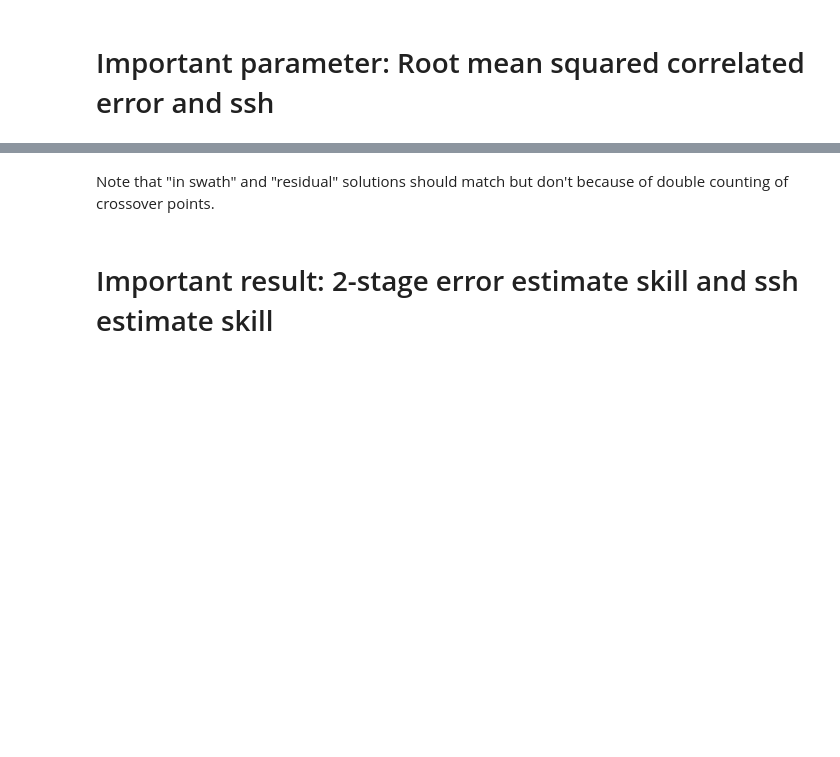
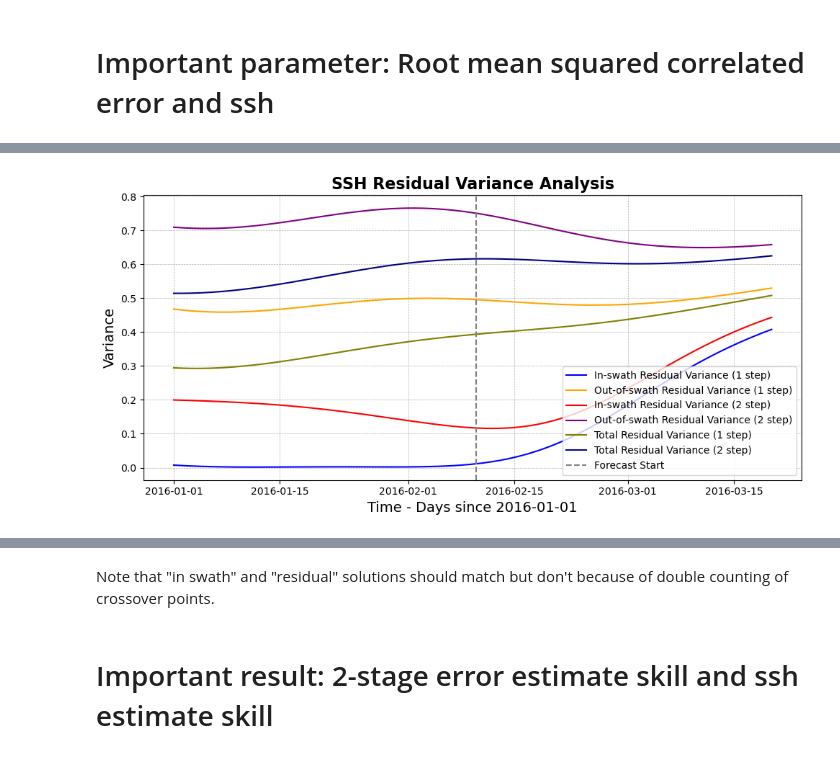
Before and after one commit to yugaophd/cer-swot, a Jupyter notebook: CER103_aviso_1day_swath_1v2step.ipynb, the cells around one changed output, grey strips where cells are left out. Drawn from its saved outputs; the diff is of its cells as text; code cells hidden in the pictures; blank space fills up the shorter version.

```diff
--- a/CER103_aviso_1day_swath_1v2step.ipynb
+++ b/CER103_aviso_1day_swath_1v2step.ipynb
@@ -27,7 +27,7 @@ array([0.0005, 0.0015, 0.0025, 0.0035, 0.0045, 0.0055, 0.0065, 0.0075,
 # %%
 day0, day1 = 0, 40 #
 Tdim = day1 - day0
-time_range = day1 - day0
+time_range = (day1 - day0) * 2
 start_date = '2016-01-01' ## starting date
 n_waves = '190' #number of waves
 exp = 2 # P_over_R = K^-1
@@ -977,5 +872,4 @@ plt.savefig('aviso_ssh_estimate_'+ str(date_time[0])[:10] + '_2stage.png', dpi =
 # %%
-time_range = day1 - day0
 SSHA_predicted = np.zeros([time_range, MSLA.size])
 SSHA_true = np.zeros([time_range, MSLA.size])
 residual_iter = np.zeros(time_range)
@@ -984,8 +878,6 @@ for day in range(time_range):
     MSLA = MSLA_fwd[:, :, day:day+1]
     SSHA_predicted[day], SSHA_true[day], residual_iter[day] = forecast_ssh(MSLA, amp_swath_2step, H_all)
     MSLA_inverse[:, :, day:day+1] = reverse_vector(MSLA, SSHA_predicted[day])
-
-#     plt.figure(figsize = (15, 5))
 
 #     plt.subplot(131)
 #     plt.pcolormesh(lon, lat, MSLA_fwd[:, :, day], cmap = cmo.cm.balance, vmin = -.15, vmax = .15)
@@ -1115,0 +988,37 @@ plt.show()
+# %%
+import matplotlib.pyplot as plt
+
+# Set figure size and aspect ratio for landscape orientation
+fig, ax = plt.subplots(figsize=(10, 5))
+
+# Define a color sequence for lines for better visibility and differentiation
+colors = ['blue', 'orange', 'red', 'purple', 'brown', 'pink', 'gray', 'cyan', 'olive', 'navy']
+
+# Line plots
+ax.plot(time, var_in, label='In-swath Residual Variance (1 step)', linewidth=1.5, color=colors[0])
+ax.plot(time, var_out, label='Out-of-swath Residual Variance (1 step)', linewidth=1.5, color=colors[1])
+ax.plot(time, var_in2, label='In-swath Residual Variance (2 step)', linewidth=1.5, color=colors[2])
+ax.plot(time, var_out2, label='Out-of-swath Residual Variance (2 step)', linewidth=1.5, color=colors[3])
+ax.plot(time, variance_explained_inverse1[0:], label='Total Residual Variance (1 step)', linewidth=1.5, color=colors[8])
+ax.plot(time, variance_explained_inverse2[0:], label='Total Residual Variance (2 step)', linewidth=1.5, color=colors[9])
+
+# Dashed vertical line at x = 40
+ax.axvline(time[40], color='gray', linestyle='--', label="Forecast Start")
+
+# Adjust plot properties for better clarity
+ax.set_title('SSH Residual Variance Analysis', fontsize=16, fontweight='bold')
+ax.set_xlabel('Time - Days since 2016-01-01', fontsize=14)
+ax.set_ylabel('Variance', fontsize=14)
+ax.grid(True, which='both', linestyle='--', linewidth=0.5)
+
+# Adjust legend position and size
+box = ax.get_position()
+ax.set_position([box.x0, box.y0, box.width * 0.75, box.height])
+ax.legend(loc='best', fontsize = 10)
+#ax.legend(loc='center left', bbox_to_anchor=(1, 0.5), fontsize=10)
+
+plt.tight_layout()
+plt.savefig('residual_variance.png', dpi=300)
+plt.show()
+# %% [output]
+[figure, added]
```
Also changed, not shown: parts of 54 cells of this notebook, 1 other file.
